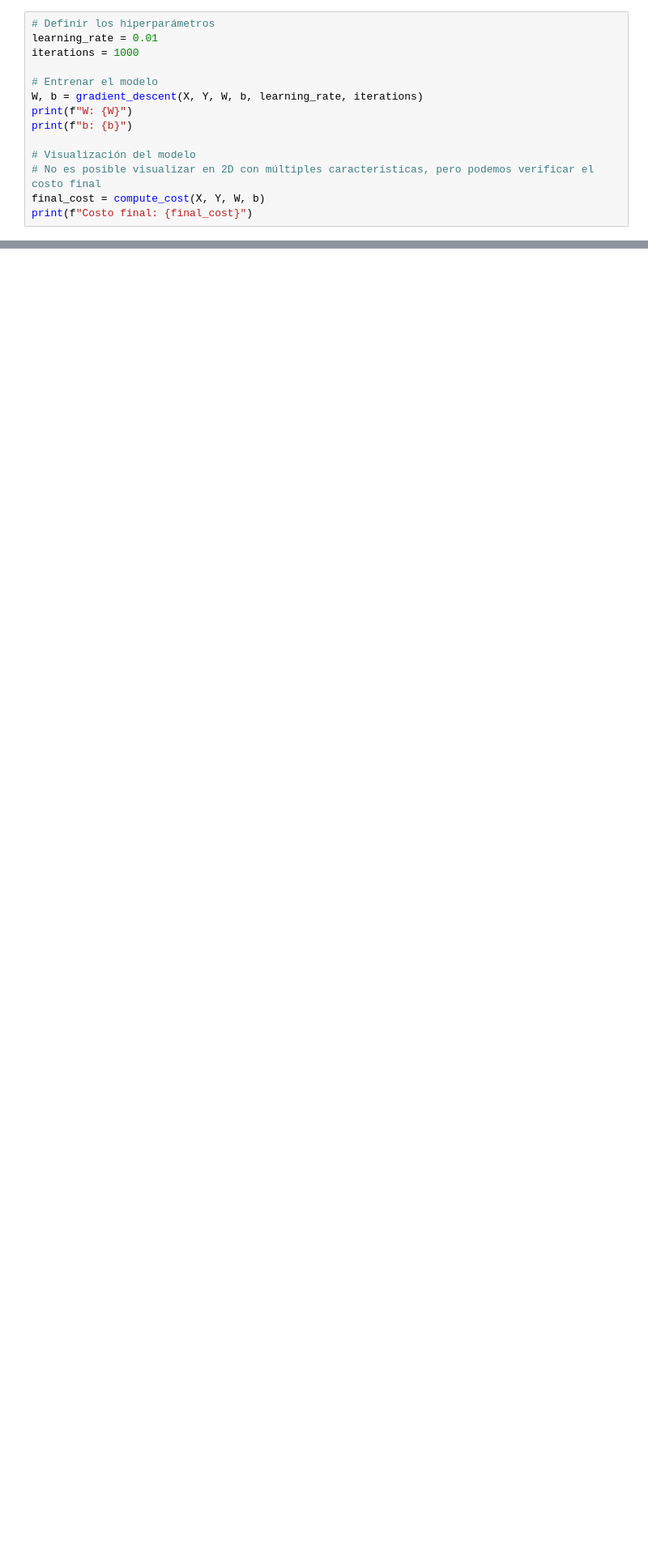
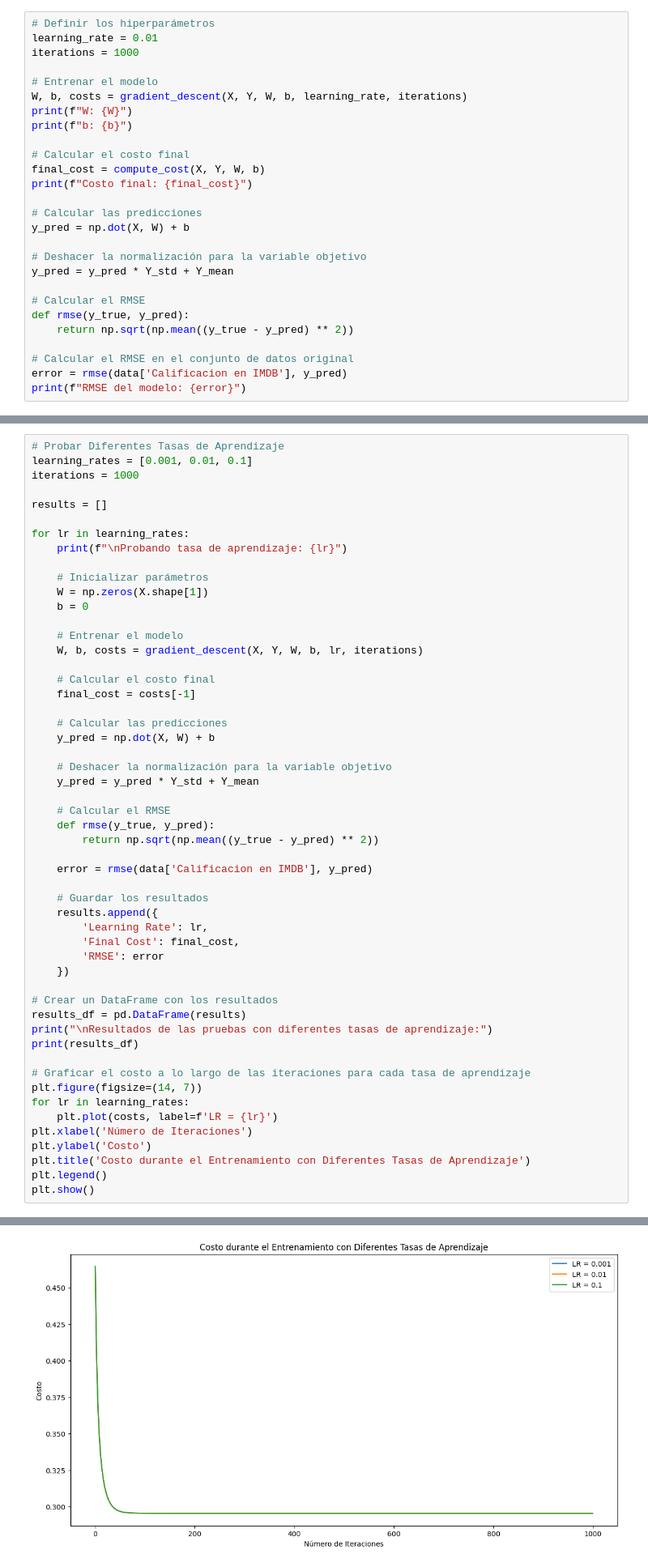
Before and after one commit to Dataniel31/Proyecto1-AnalisisDe-Pel-culasySeries-de-TVenIMDB, a Jupyter notebook: Proyecto1.ipynb, the cells around one changed output, grey strips where cells are left out. Shown at 81% size. Drawn from its saved outputs; the diff is of its cells as text; blank space fills up the shorter version.

```diff
--- a/Proyecto1.ipynb
+++ b/Proyecto1.ipynb
@@ -851,12 +853,25 @@ learning_rate = 0.01
 iterations = 1000
 
 # Entrenar el modelo
-W, b = gradient_descent(X, Y, W, b, learning_rate, iterations)
+W, b, costs = gradient_descent(X, Y, W, b, learning_rate, iterations)
 print(f"W: {W}")
 print(f"b: {b}")
 
-# Visualización del modelo
-# No es posible visualizar en 2D con múltiples características, pero podemos verificar el costo final
+# Calcular el costo final
 final_cost = compute_cost(X, Y, W, b)
 print(f"Costo final: {final_cost}")
+
+# Calcular las predicciones
+y_pred = np.dot(X, W) + b
+
+# Deshacer la normalización para la variable objetivo
+y_pred = y_pred * Y_std + Y_mean
+
+# Calcular el RMSE
+def rmse(y_true, y_pred):
+    return np.sqrt(np.mean((y_true - y_pred) ** 2))
+
+# Calcular el RMSE en el conjunto de datos original
+error = rmse(data['Calificacion en IMDB'], y_pred)
+print(f"RMSE del modelo: {error}")
 # %% [output]
@@ -891,0 +892,54 @@ RMSE del modelo: 0.21166592682206048
+# %%
+# Probar Diferentes Tasas de Aprendizaje
+learning_rates = [0.001, 0.01, 0.1]
+iterations = 1000
+
+results = []
+
+for lr in learning_rates:
+    print(f"\nProbando tasa de aprendizaje: {lr}")
+
+    # Inicializar parámetros
+    W = np.zeros(X.shape[1])
+    b = 0
+
+    # Entrenar el modelo
+    W, b, costs = gradient_descent(X, Y, W, b, lr, iterations)
+
+    # Calcular el costo final
+    final_cost = costs[-1]
+
+    # Calcular las predicciones
+    y_pred = np.dot(X, W) + b
+
+    # Deshacer la normalización para la variable objetivo
+    y_pred = y_pred * Y_std + Y_mean
+
+    # Calcular el RMSE
+    def rmse(y_true, y_pred):
+        return np.sqrt(np.mean((y_true - y_pred) ** 2))
+
+    error = rmse(data['Calificacion en IMDB'], y_pred)
+
+    # Guardar los resultados
+    results.append({
+        'Learning Rate': lr,
+        'Final Cost': final_cost,
+        'RMSE': error
+    })
+
+# Crear un DataFrame con los resultados
+results_df = pd.DataFrame(results)
+print("\nResultados de las pruebas con diferentes tasas de aprendizaje:")
+print(results_df)
+
+# Graficar el costo a lo largo de las iteraciones para cada tasa de aprendizaje
+plt.figure(figsize=(14, 7))
+for lr in learning_rates:
+    plt.plot(costs, label=f'LR = {lr}')
+plt.xlabel('Número de Iteraciones')
+plt.ylabel('Costo')
+plt.title('Costo durante el Entrenamiento con Diferentes Tasas de Aprendizaje')
+plt.legend()
+plt.show()
+# %% [output]
@@ -891,0 +963 @@ RMSE del modelo: 0.21166592682206048
+[figure, added]
```
Also changed, not shown: parts of 12 cells of this notebook.
